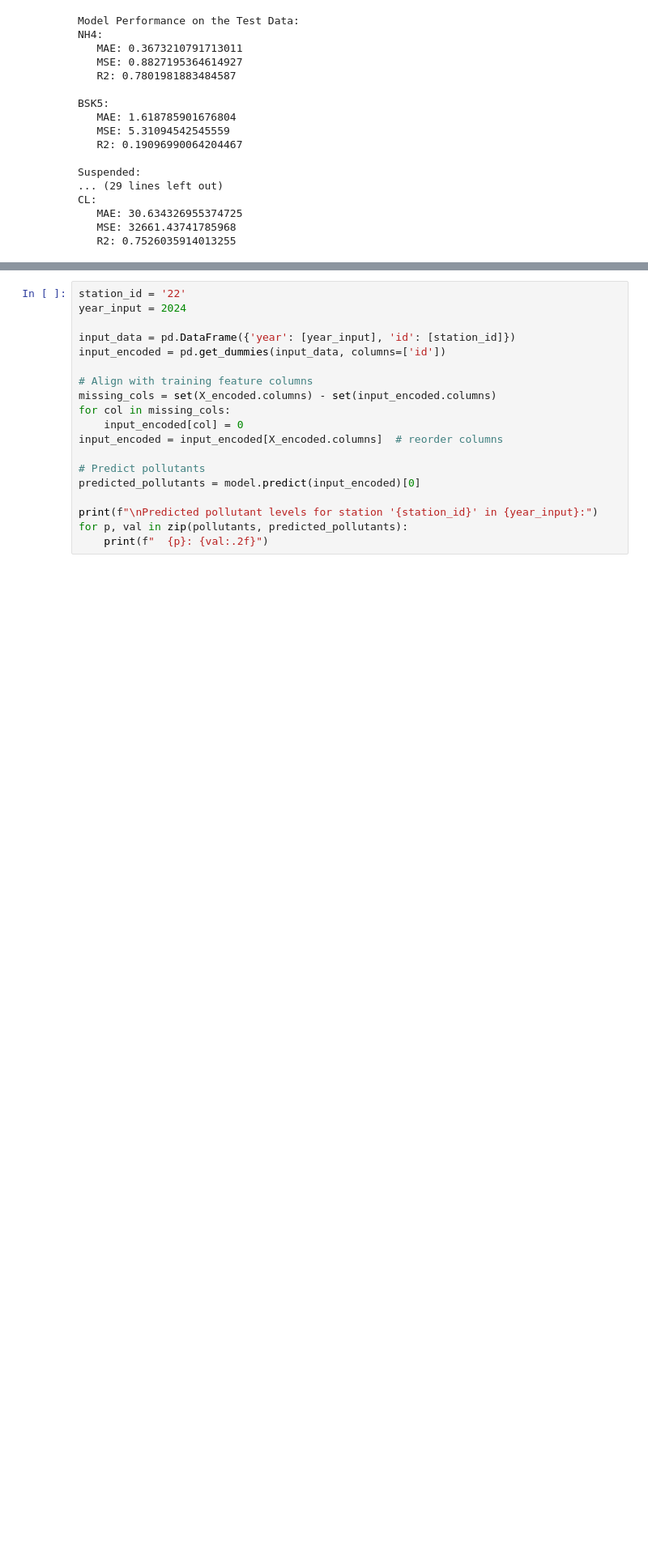
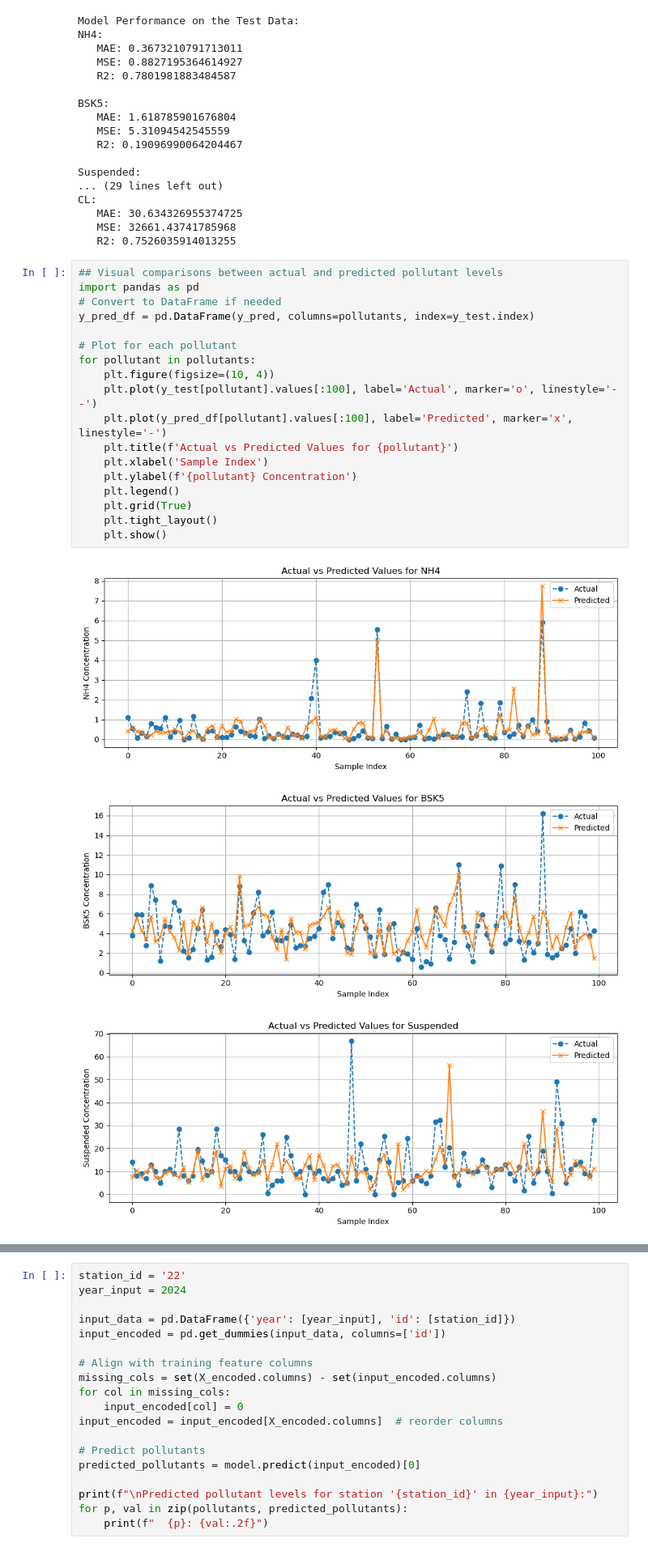
Before and after one commit to premyennam/Water-Quality-Prediction, a Jupyter notebook: WaterQualityPrediction.ipynb, the cells around one changed output, grey strips where cells are left out. Shown at 81% size. Cells and saved outputs as stored; diff of their text form; blank space fills up the shorter version.

```diff
--- a/WaterQualityPrediction.ipynb
+++ b/WaterQualityPrediction.ipynb
@@ -406,3 +447,25 @@ CL:
    MAE: 30.634326955374725
    MSE: 32661.43741785968
    R2: 0.7526035914013255
+# %%
+## Visual comparisons between actual and predicted pollutant levels
+import pandas as pd
+# Convert to DataFrame if needed
+y_pred_df = pd.DataFrame(y_pred, columns=pollutants, index=y_test.index)
+
+# Plot for each pollutant
+for pollutant in pollutants:
+    plt.figure(figsize=(10, 4))
+    plt.plot(y_test[pollutant].values[:100], label='Actual', marker='o', linestyle='--')
+    plt.plot(y_pred_df[pollutant].values[:100], label='Predicted', marker='x', linestyle='-')
+    plt.title(f'Actual vs Predicted Values for {pollutant}')
+    plt.xlabel('Sample Index')
+    plt.ylabel(f'{pollutant} Concentration')
+    plt.legend()
+    plt.grid(True)
+    plt.tight_layout()
+    plt.show()
+# %% [output]
+[figure, added]
+[figure, added]
+[figure, added]
```
Also changed, not shown: parts of 16 cells of this notebook.
